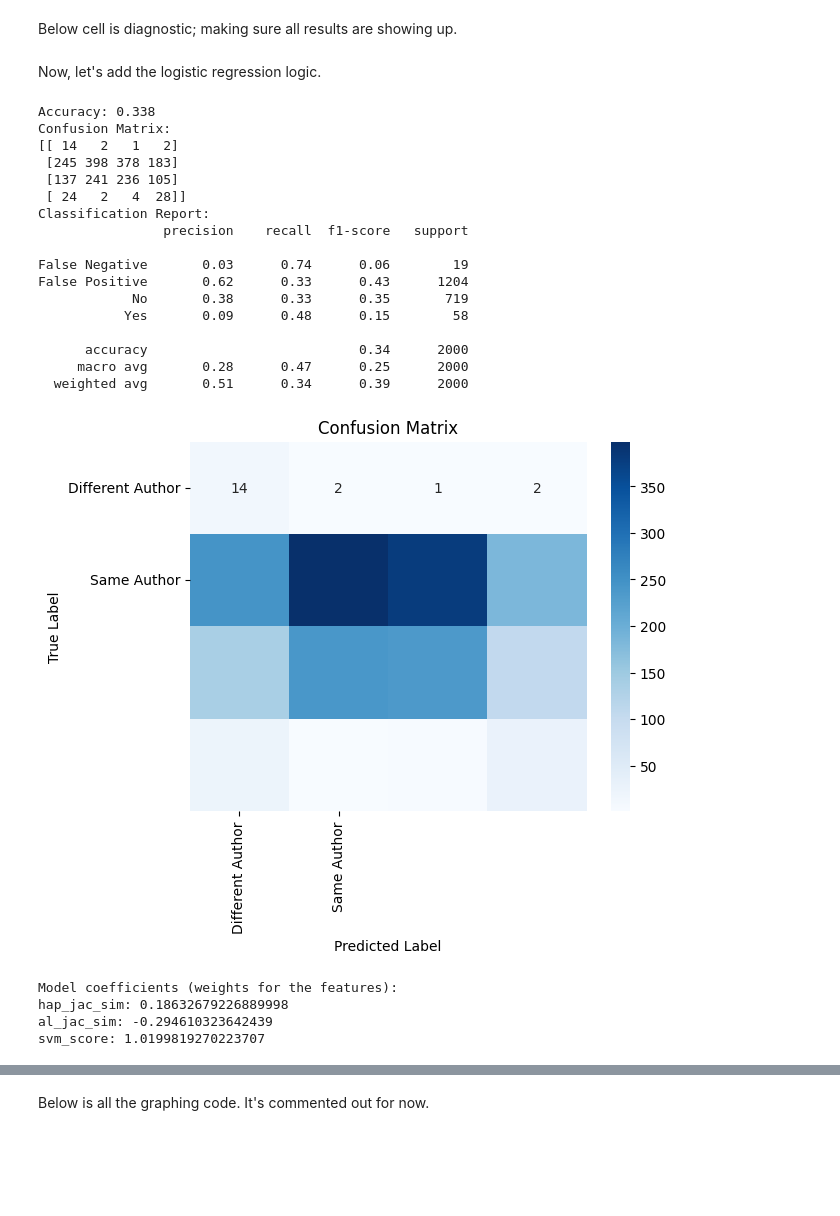
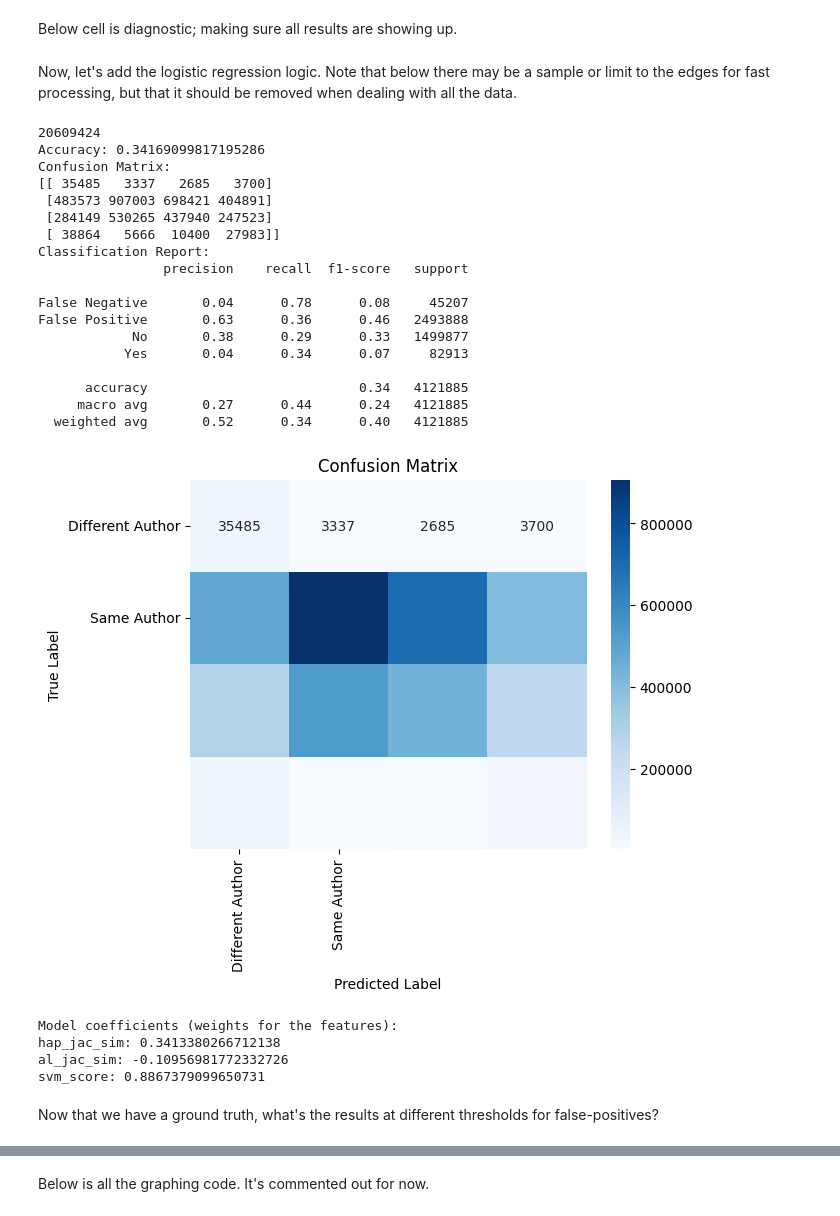
Before and after one commit to tanglisha/dh-trace, a Jupyter notebook: notebooks/visualising.ipynb, the cells around one changed output, grey strips where cells are left out. Saved outputs shown, nothing was run; the diff lists cells and outputs as text; code cells hidden in the pictures; blank space fills up the shorter version.

```diff
--- a/notebooks/visualising.ipynb
+++ b/notebooks/visualising.ipynb
@@ -335,14 +337,16 @@ Below cell is diagnostic; making sure all results are showing up.
 # print(edges_df[edges_df['same_author'] == 'False Positive'].head(10))
 # # Filter the DataFrame for rows where 'same_author' equals 'false_negative'
 # print(edges_df[edges_df['same_author'] == 'False Negative'].head(10))
-# %% [markdown]
-Now, let's add the logistic regression logic.
+# %% [markdown]
+Now, let's add the logistic regression logic. Note that below there may be a sample or limit to the edges for fast processing, but that it should be removed when dealing with all the data.
 # %%
+# Let's determine the best weights for same_author to get a ground truth.
 # Load your data into a DataFrame (assuming it's already done)
-# edges_df = pd.read_sql(df_query, con)
 
 # While testing, limit to 10000 edges or this will take forever.
-edges_df = edges_df.sample(10000)
+#edges_df = edges_df.sample(10000)
+
+print(len(edges_df))
 
 # Select relevant features and target
 features = ['hap_jac_sim', 'al_jac_sim', 'svm_score']
@@ -365,47 +369,50 @@ y_pred = model.predict(X_test)
 
 # Evaluate the model
 accuracy = accuracy_score(y_test, y_pred)
 conf_matrix = confusion_matrix(y_test, y_pred)
 class_report = classification_report(y_test, y_pred)
 
 print(f"Accuracy: {accuracy}")
 print("Confusion Matrix:")
 print(conf_matrix)
 print("Classification Report:")
 print(class_report)
 
 # Plot confusion matrix with labels
 labels = ['Different Author', 'Same Author']
 sns.heatmap(conf_matrix, annot=True, fmt='d', cmap='Blues', xticklabels=labels, yticklabels=labels)
 plt.xlabel('Predicted Label')
 plt.ylabel('True Label')
 plt.title('Confusion Matrix')
 plt.show()
 
 # Coefficients of the model
 print("Model coefficients (weights for the features):")
 for feature, coef in zip(features, model.coef_[0]):
     print(f"{feature}: {coef}")
 # %% [output]
-Accuracy: 0.338
+20609424
+Accuracy: 0.34169099817195286
 Confusion Matrix:
-[[ 14   2   1   2]
- [245 398 378 183]
- [137 241 236 105]
- [ 24   2   4  28]]
+[[ 35485   3337   2685   3700]
+ [483573 907003 698421 404891]
+ [284149 530265 437940 247523]
+ [ 38864   5666  10400  27983]]
 Classification Report:
                 precision    recall  f1-score   support
 
-False Negative       0.03      0.74      0.06        19
-False Positive       0.62      0.33      0.43      1204
-            No       0.38      0.33      0.35       719
-           Yes       0.09      0.48      0.15        58
+False Negative       0.04      0.78      0.08     45207
+False Positive       0.63      0.36      0.46   2493888
+            No       0.38      0.29      0.33   1499877
+           Yes       0.04      0.34      0.07     82913
 
-      accuracy                           0.34      2000
-     macro avg       0.28      0.47      0.25      2000
-  weighted avg       0.51      0.34      0.39      2000
+      accuracy                           0.34   4121885
+     macro avg       0.27      0.44      0.24   4121885
+  weighted avg       0.52      0.34      0.40   4121885
-[figure, old version]
+[figure, new version]
 Model coefficients (weights for the features):
-hap_jac_sim: 0.18632679226889998
-al_jac_sim: -0.294610323642439
-svm_score: 1.0199819270223707
+hap_jac_sim: 0.3413380266712138
+al_jac_sim: -0.10956981772332726
+svm_score: 0.8867379099650731
+# %% [markdown]
+Now that we have a ground truth, what's the results at different thresholds for false-positives?
```
Also changed, not shown: parts of 4 cells of this notebook.
